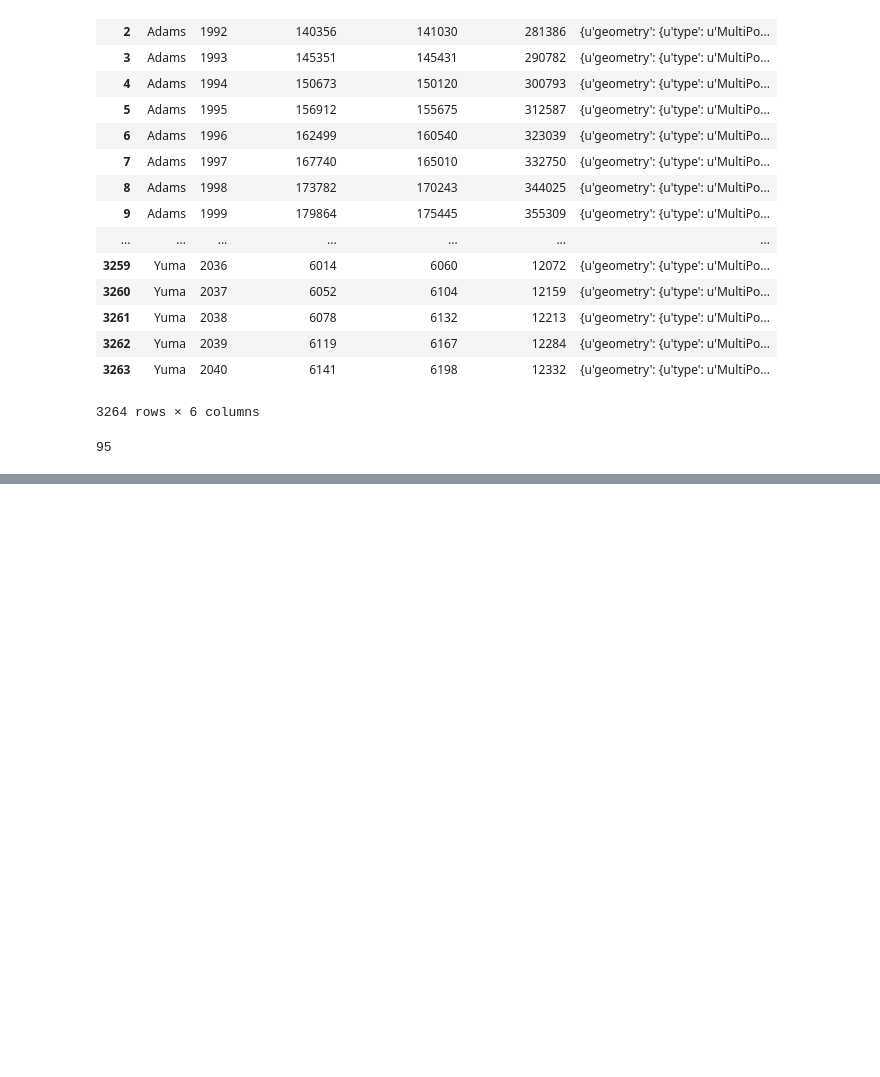
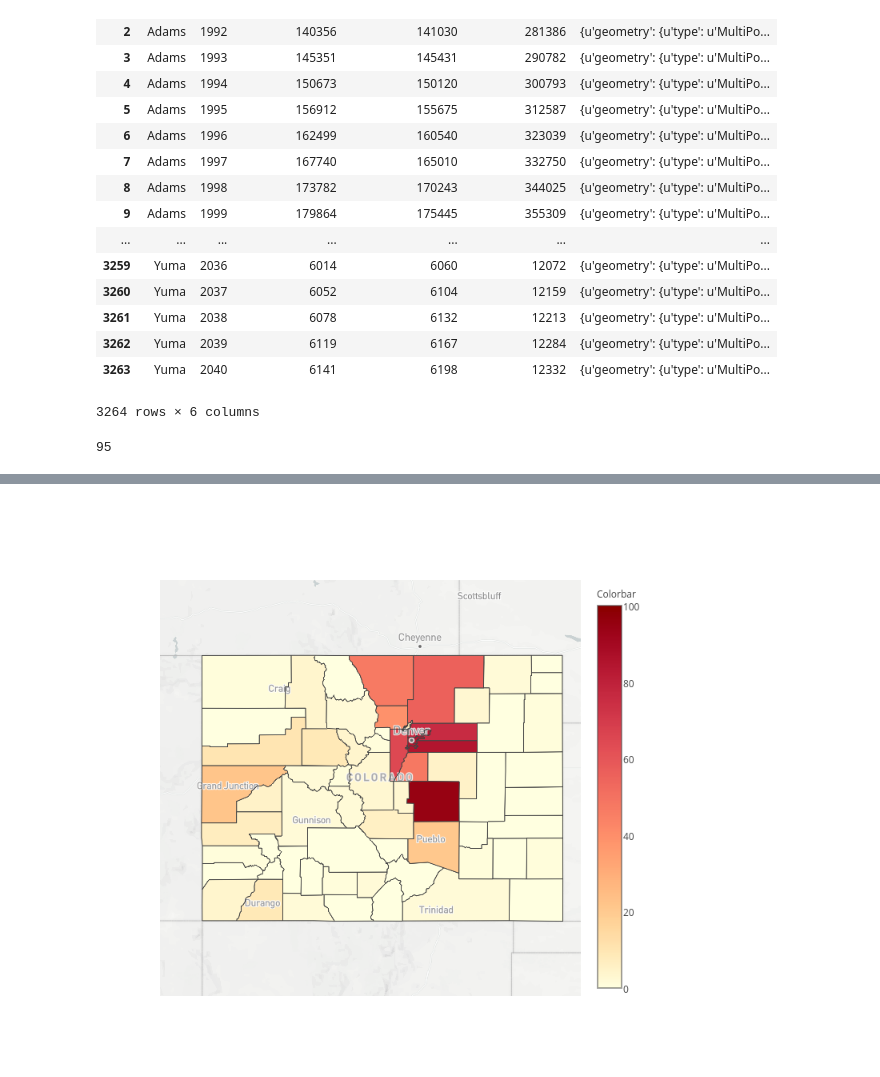
Before and after one commit to andrewfulton9/Colorado_Population_Analysis, a Jupyter notebook: population_analysis.ipynb, the cells around one changed output, grey strips where cells are left out. Drawn from its saved outputs; the diff is of its cells as text; code cells hidden in the pictures; blank space fills up the shorter version.

Commit message:
finally figured out colorbar bs

```diff
--- a/population_analysis.ipynb
+++ b/population_analysis.ipynb
@@ -128,9 +132,9 @@ colors = ['#ffffe0','#fffddb','#fffad7','#fff7d1','#fff5cd','#fff2c8',
           '#c2263d','#c0233c','#be213a','#bb1e37','#ba1c35','#b71933',
           '#b41731','#b2152e','#b0122c','#ac1029','#aa0e27','#a70b24',
           '#a40921','#a2071f','#a0051c','#9d0419','#990215','#970212',
-          '#94010e','#91000a','#8e0006','#8b0000']
+          '#94010e','#91000a','#8e0006','#8b0000', '#8b0000']
 
-scl = dict(zip(np.arange(0, 100, 1), colors))
+scl = dict(zip(np.arange(0, 101, 1), colors))
 # %%
 max_pop = full_df['totalPopulation'].max()
 
@@ -184,0 +180,2 @@ print colorscl
+# %%
+rgb_scale = convert_to_rgb(scl.values())
@@ -184,0 +202,3 @@ print colorscl
+# %%
+colorscl = [[i * .01, v] for i,v in enumerate(rgb_scale)]
+#colorscl = [colorscl[x] for x in range(0, 101, 10)]
@@ -187,20 +227,22 @@ nums = [k/float(100) for k in scl.keys()]
 
 data = graph_objs.Data([
             graph_objs.Scattermapbox(
-                    lat = [0],
-                    lon = [0],
+                    lat = [x for x in range(10)],
+                    lon = [x for x in range(10)],
                     marker = graph_objs.Marker(
                             size=16,
-                            cmax=99,
+                            cmax=100,
                             cmin=0,
-                            #colorscale = 'Rainbow',
+                            colorscale = colorscl,
                             showscale = True,
-                            color=range(100),
+                            autocolorscale=False,
+                            color=range(0,101),
                             colorbar=graph_objs.ColorBar(
-                            title='Colorbar'
-                            )),
-                    mode = 'markers'
-                                 )
+                                                        title='Colorbar'
+                                                        )
+                                                ),
+                    mode = 'markers',
+                                     )
 
                      ])
 
@@ -209,8 +251,8 @@ data = graph_objs.Data([
 #    graph_objs.Scattermapbox()
 #])
 layout = graph_objs.Layout(
-    height=750,
-    width=600,
+    height=1050,
+    width=750,
     autosize=True,
     hovermode='closest',
     mapbox=dict(
@@ -222,14 +264,14 @@ layout = graph_objs.Layout(
             lon=-105.78
         ),
         pitch=0,
-        zoom=5.6,
+        zoom=5.5,
         style='light'
     ),
 )
 
-fig = dict(data=data, layout=layout)
+fig = dict(data = data, layout=layout)
 fn = 'test.jpeg'
 save_fn = 'images/{}'.format(fn)
-py.image.save_as(fig, filename=save_fn)
-py.iplot(fig, filename=fn)
+py.image.save_as(fig, filename=save_fn, width = 700, height= 700)
+py.image.ishow(fig, width = 700, height= 700)
 # %% [output]
@@ -237,3 +278,4 @@ py.iplot(fig, filename=fn)
+[figure, added]
 # %%
 from IPython.display import Image
 
```
Also changed, not shown: parts of 14 cells of this notebook.
